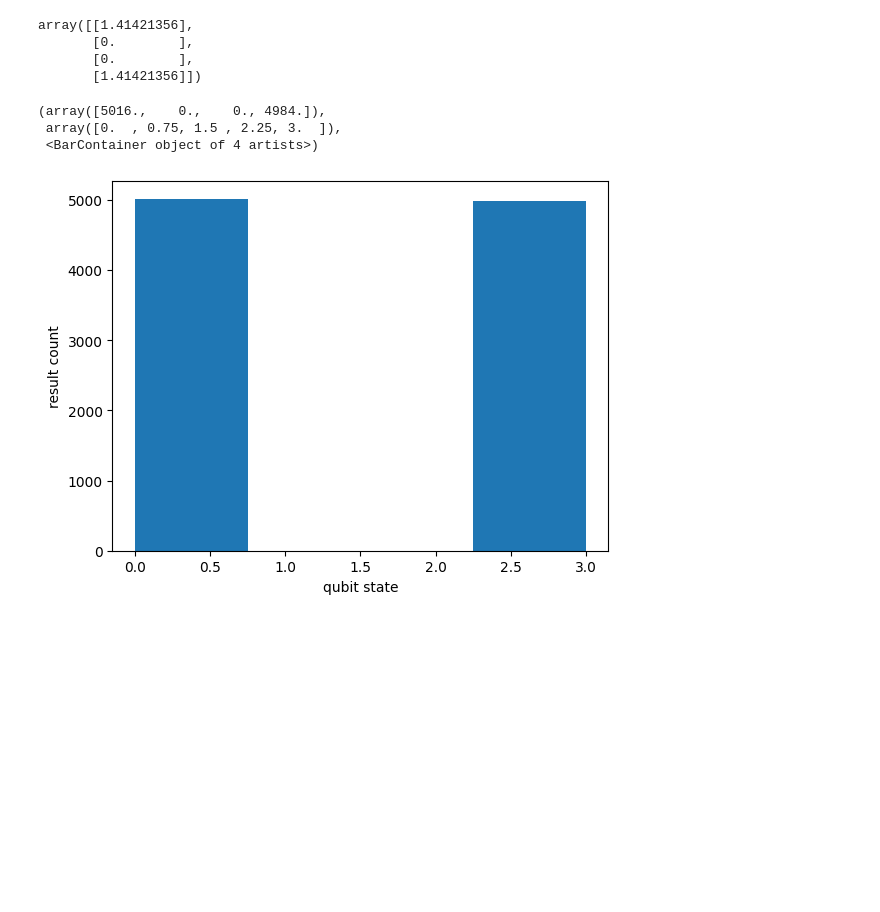
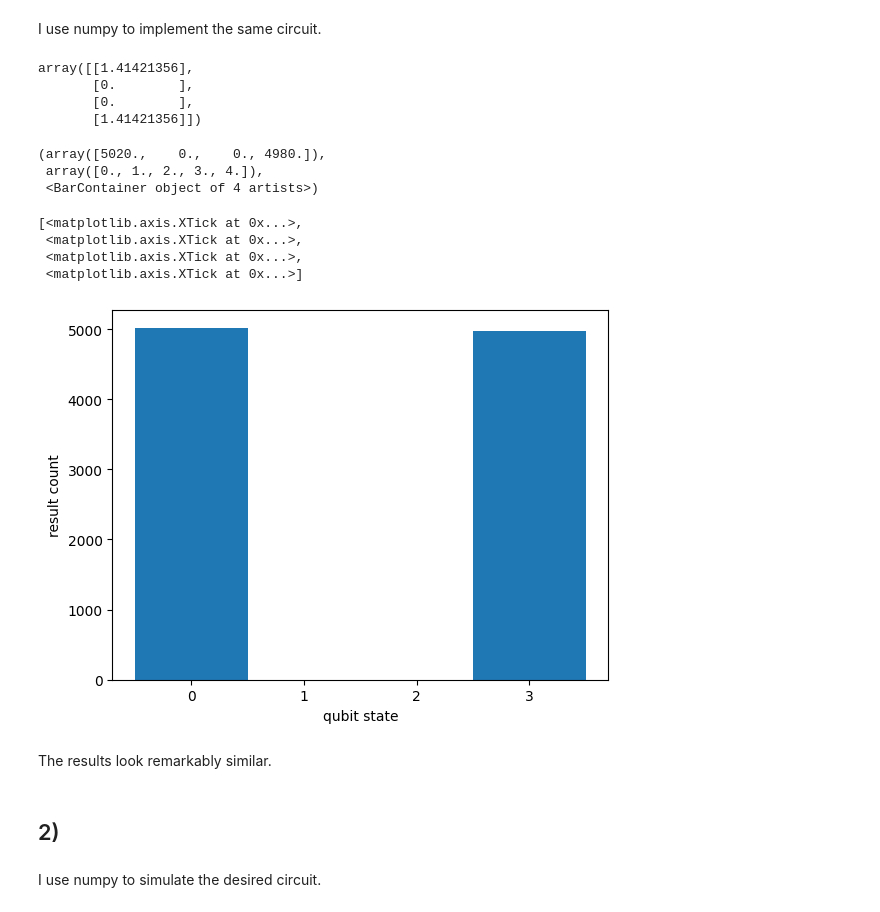
Before and after one commit to knownothingbozo/Quantum-Algorithms, a Jupyter notebook: HW01.ipynb, the cells around one changed output. Drawn from its saved outputs; the diff is of its cells as text; code cells hidden in the pictures; blank space fills up the shorter version.

```diff
--- a/HW01.ipynb
+++ b/HW01.ipynb
@@ -26 +32,3 @@ plt.show()
+# %% [markdown]
+I use numpy to implement the same circuit.
 # %%
@@ -40,19 +50,32 @@ array([[1.41421356],
        [0.        ],
        [1.41421356]])
 # %%
+### Roll for initiative
 rolls = np.random.rand(10000)
 measurement = np.zeros(10000)
 for i in range(10000):
     if rolls[i] < 0.5:
-        measurement[i] +=0
+        measurement[i] = 0.
     if rolls[i] > 0.5:
-        measurement[i] +=3
+        measurement[i] = 3.
 # %%
+### Plot the findings
 fig = plt.figure()
 ax0 = fig.add_subplot(1,1,1, xlabel='qubit state', ylabel='result count')
-ax0.hist(measurement, bins=4)    ### POSITION PLOT
+ax0.hist(measurement, bins=4, range=(0,4), align='left')
+ax0.set_xticks(range(0,4))
 # %% [output]
-(array([5016.,    0.,    0., 4984.]),
- array([0.  , 0.75, 1.5 , 2.25, 3.  ]),
+(array([5020.,    0.,    0., 4980.]),
+ array([0., 1., 2., 3., 4.]),
  <BarContainer object of 4 artists>)
+[<matplotlib.axis.XTick at 0x...>,
+ <matplotlib.axis.XTick at 0x...>,
+ <matplotlib.axis.XTick at 0x...>,
+ <matplotlib.axis.XTick at 0x...>]
-[figure, old version]
+[figure, new version]
+# %% [markdown]
+The results look remarkably similar.
+# %% [markdown]
+## 2)
+# %% [markdown]
+I use numpy to simulate the desired circuit.
```
Also changed, not shown: parts of 14 cells of this notebook.
